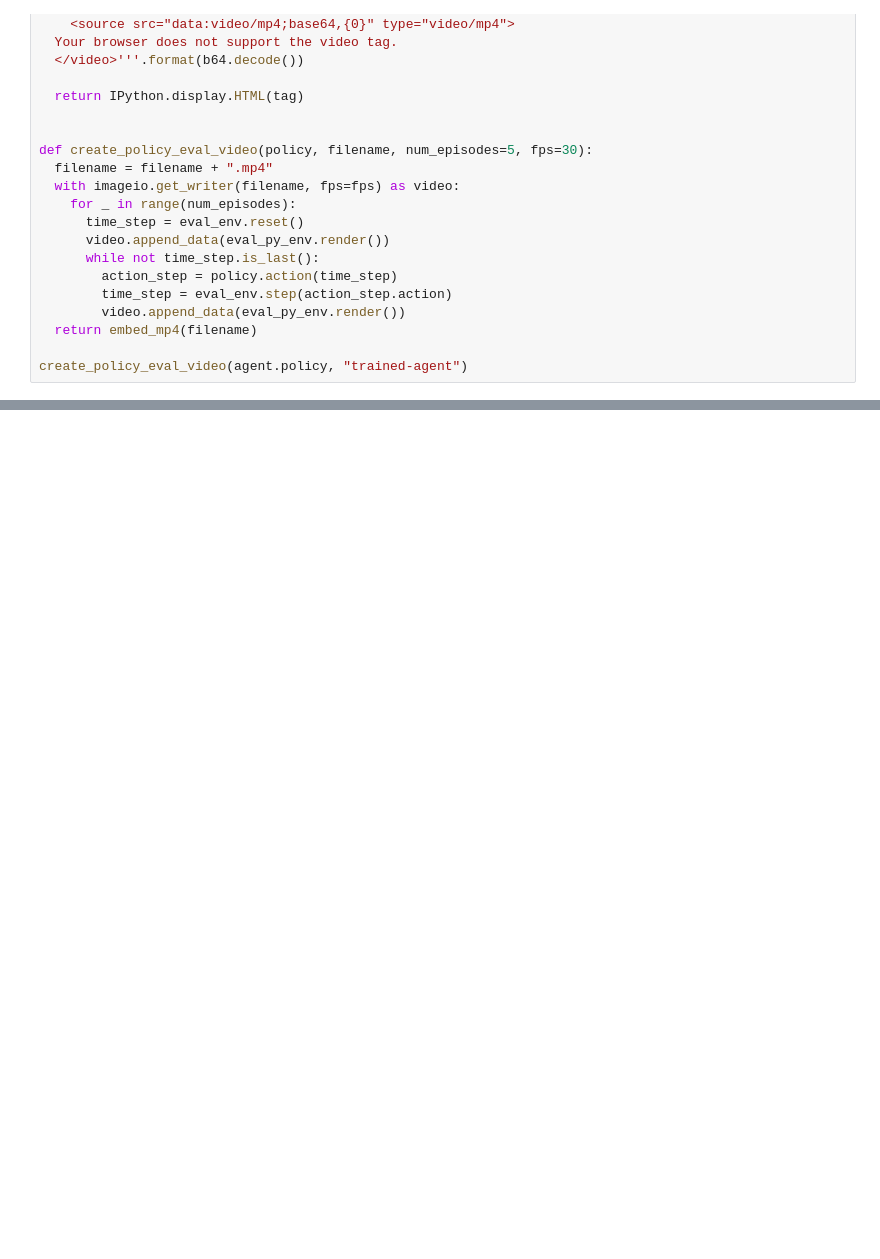
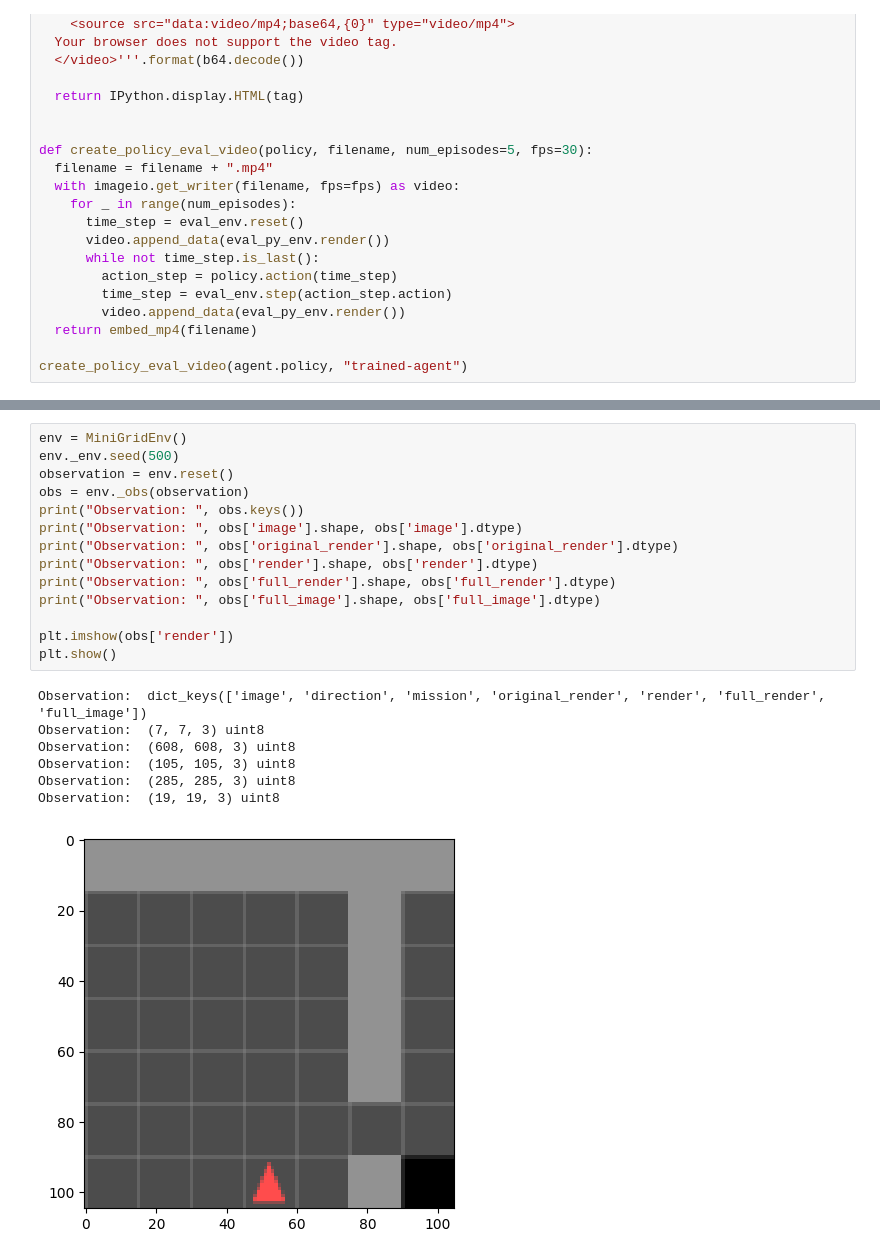
Before and after one commit to jdubkim/explainable-hierarchical-planning, a Jupyter notebook: notebooks/render.ipynb, the cells around one changed output, grey strips where cells are left out. Cells and saved outputs as stored; diff of their text form; blank space fills up the shorter version.

```diff
--- a/notebooks/render.ipynb
+++ b/notebooks/render.ipynb
@@ -75,0 +145,22 @@ create_policy_eval_video(agent.policy, "trained-agent")
+# %%
+env = MiniGridEnv()
+env._env.seed(500)
+observation = env.reset()
+obs = env._obs(observation)
+print("Observation: ", obs.keys())
+print("Observation: ", obs['image'].shape, obs['image'].dtype)
+print("Observation: ", obs['original_render'].shape, obs['original_render'].dtype)
+print("Observation: ", obs['render'].shape, obs['render'].dtype)
+print("Observation: ", obs['full_render'].shape, obs['full_render'].dtype)
+print("Observation: ", obs['full_image'].shape, obs['full_image'].dtype)
+
+plt.imshow(obs['render'])
+plt.show()
+# %% [output]
+Observation:  dict_keys(['image', 'direction', 'mission', 'original_render', 'render', 'full_render', 'full_image'])
+Observation:  (7, 7, 3) uint8
+Observation:  (608, 608, 3) uint8
+Observation:  (105, 105, 3) uint8
+Observation:  (285, 285, 3) uint8
+Observation:  (19, 19, 3) uint8
+[figure, added]
```
Also changed, not shown: parts of 13 cells of this notebook, 8 other files.
